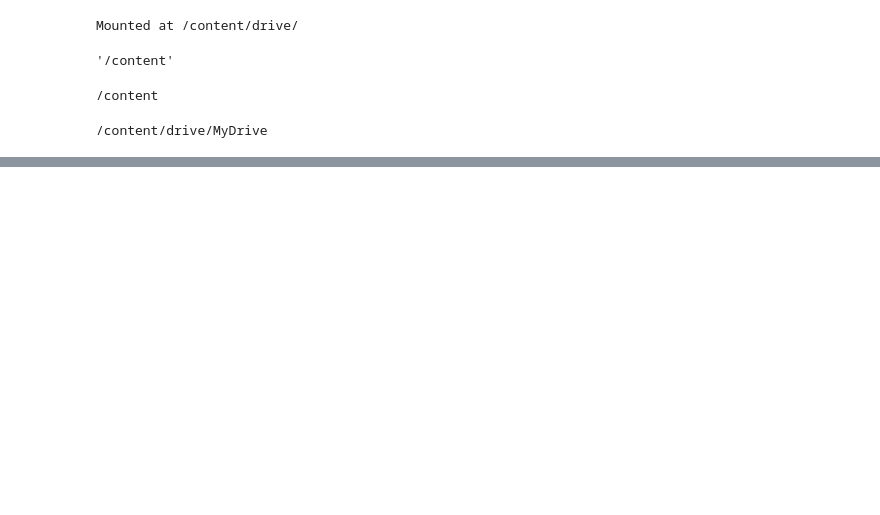
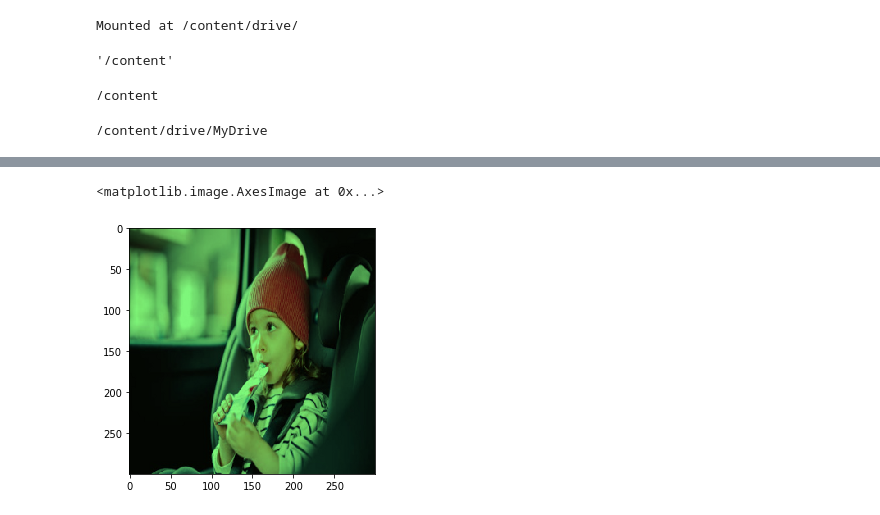
Before and after one commit to gundaminpde/2023-spring, a Jupyter notebook: 01_1_python_tutorial.ipynb, the cells around one changed output, grey strips where cells are left out. Saved outputs shown, nothing was run; the diff lists cells and outputs as text; code cells hidden in the pictures; blank space fills up the shorter version.

```diff
--- a/01_1_python_tutorial.ipynb
+++ b/01_1_python_tutorial.ipynb
@@ -1689,0 +1670,19 @@ imshow(image_sample, ax=ax)
+# %%
+# We can tint the image by scaling each of the color channels
+# by a different scalar constant. The image has shape (320, 370, 3);
+# we multiply it by the array [1, 0.95, 0.9] of shape (3,);
+# numpy broadcasting means that this leaves the red channel unchanged,
+# and multiplies the green and blue channels by 0.95 and 0.9
+# respectively.
+img_tinted = image_sample * [0.5/255, 1/255, 0.5/255]
+#print(image_sample[1])
+#print(img_tinted[1])
+# %%
+from skimage.transform import resize as imresize
+
+img_tinted = imresize(img_tinted,(300, 300),order=3).astype('float32')
+
+imshow(img_tinted)
+# %% [output]
+<matplotlib.image.AxesImage at 0x...>
+[figure, added]
```
Also changed, not shown: parts of 3 cells of this notebook.
